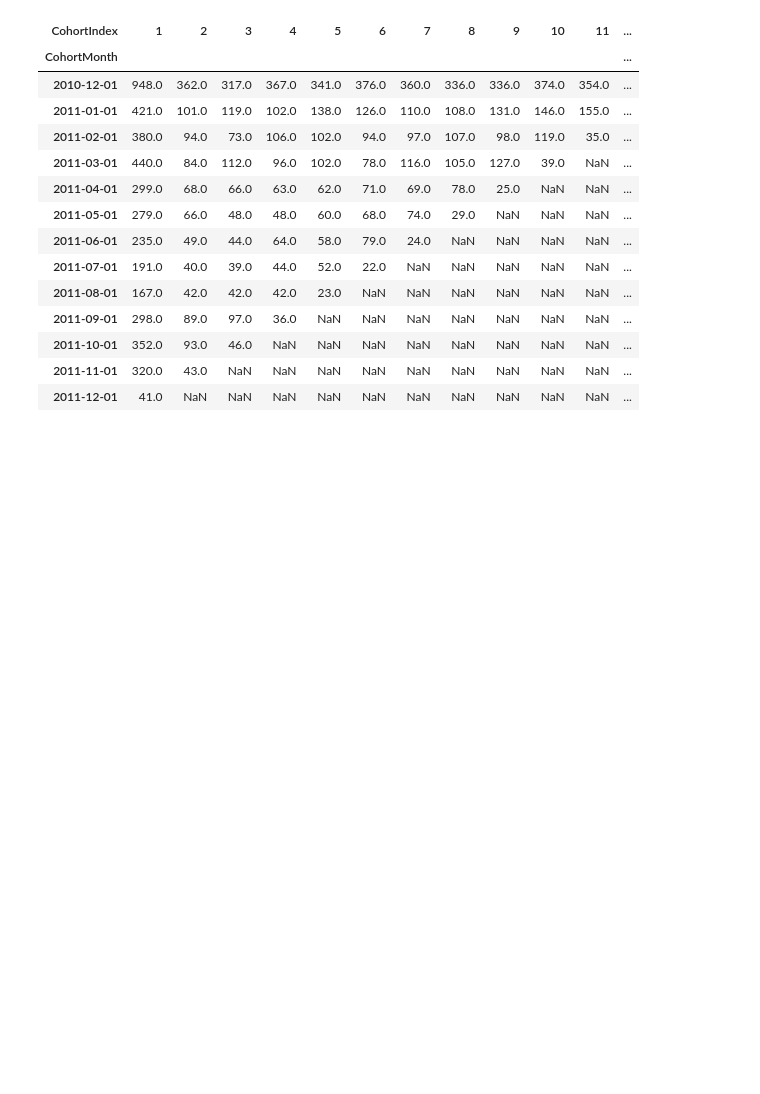
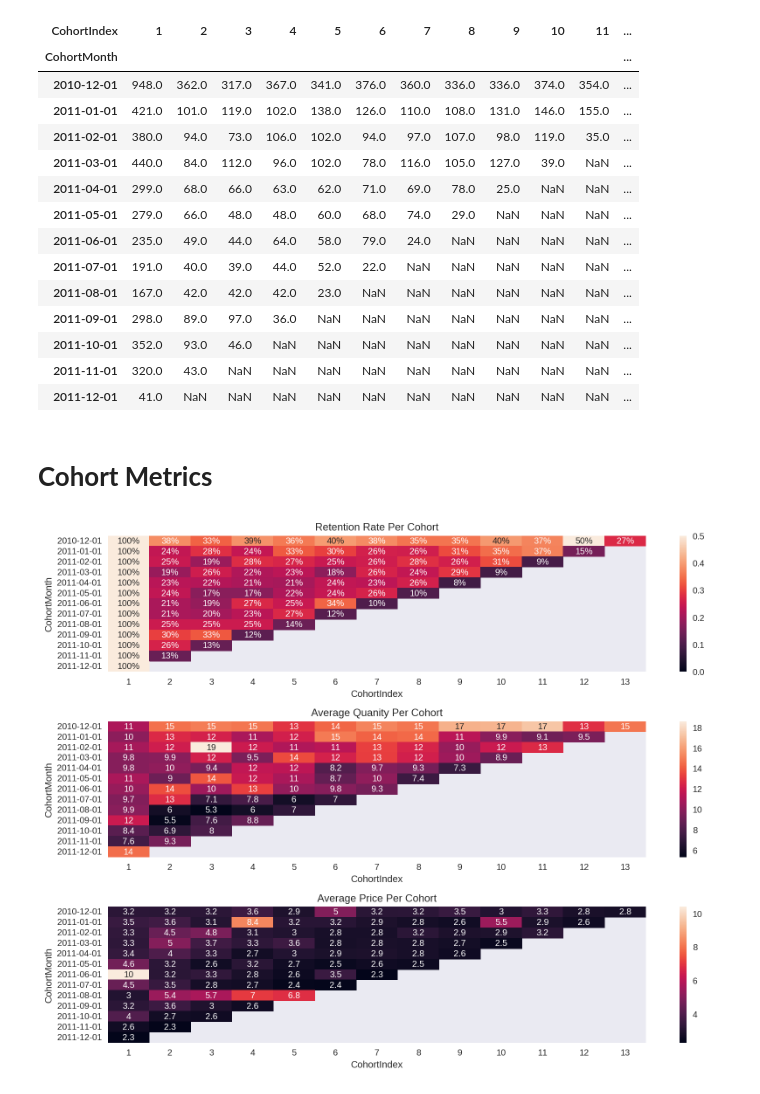
Before and after one commit to nileshrathod17/Online-Retail-Customer-Segmentation, a Jupyter notebook: Online_Retail_Customer_Segmentation.ipynb, the cells around one changed output. Saved outputs shown, nothing was run; the diff lists cells and outputs as text; code cells hidden in the pictures; blank space fills up the shorter version.

Commit message:
Cohort Metrics

```diff
--- a/Online_Retail_Customer_Segmentation.ipynb
+++ b/Online_Retail_Customer_Segmentation.ipynb
@@ -708,3 +708,5 @@ cohort_counts
 | 2011-10-01 | 352.0 | 93.0 | 46.0 | NaN | NaN | NaN | NaN | NaN | NaN | NaN | NaN | ... |
 | 2011-11-01 | 320.0 | 43.0 | NaN | NaN | NaN | NaN | NaN | NaN | NaN | NaN | NaN | ... |
 | 2011-12-01 | 41.0 | NaN | NaN | NaN | NaN | NaN | NaN | NaN | NaN | NaN | NaN | ... |
+# %% [markdown]
+# **Cohort Metrics**
@@ -710,0 +730,37 @@ cohort_counts
+# %%
+# Store first column as cohort size
+cohort_sizes = cohort_counts.iloc[:, 0]
+
+# Calculate percentage of active customers in each cohort
+retention = cohort_counts.divide(cohort_sizes, axis=0)
+
+# Convert retention to percentage format
+retention = retention.round(3)
+# %%
+# Calculate average unit price per cohort
+avg_cohort_price = cohort_avg_value(grouping, 'UnitPrice', 2)
+
+# Calculate the avg quantity of items purchased in each cohort
+avg_cohort_quantity = cohort_avg_value(grouping, 'Quantity', 1)
+# %%
+# Plot all 3 graphs together for summary findings
+plt.figure(figsize=(12, 9))
+
+plt.subplot(3, 1, 1)
+plt.title('Retention Rate Per Cohort')
+ax = sns.heatmap(retention, annot=True, fmt='.0%', vmin=0, vmax=0.5)
+ax.set_yticklabels(retention.index.date)
+
+plt.subplot(3, 1, 2)
+plt.title('Average Quanity Per Cohort')
+ax = sns.heatmap(avg_cohort_quantity, annot=True)
+ax.set_yticklabels(avg_cohort_quantity.index.date)
+
+plt.subplot(3, 1, 3)
+plt.title('Average Price Per Cohort')
+ax = sns.heatmap(avg_cohort_price, annot=True)
+ax.set_yticklabels(avg_cohort_price.index.date)
+
+plt.tight_layout()
+# %% [output]
+[figure, added]
```
Also changed, not shown: parts of 1 cell of this notebook.
